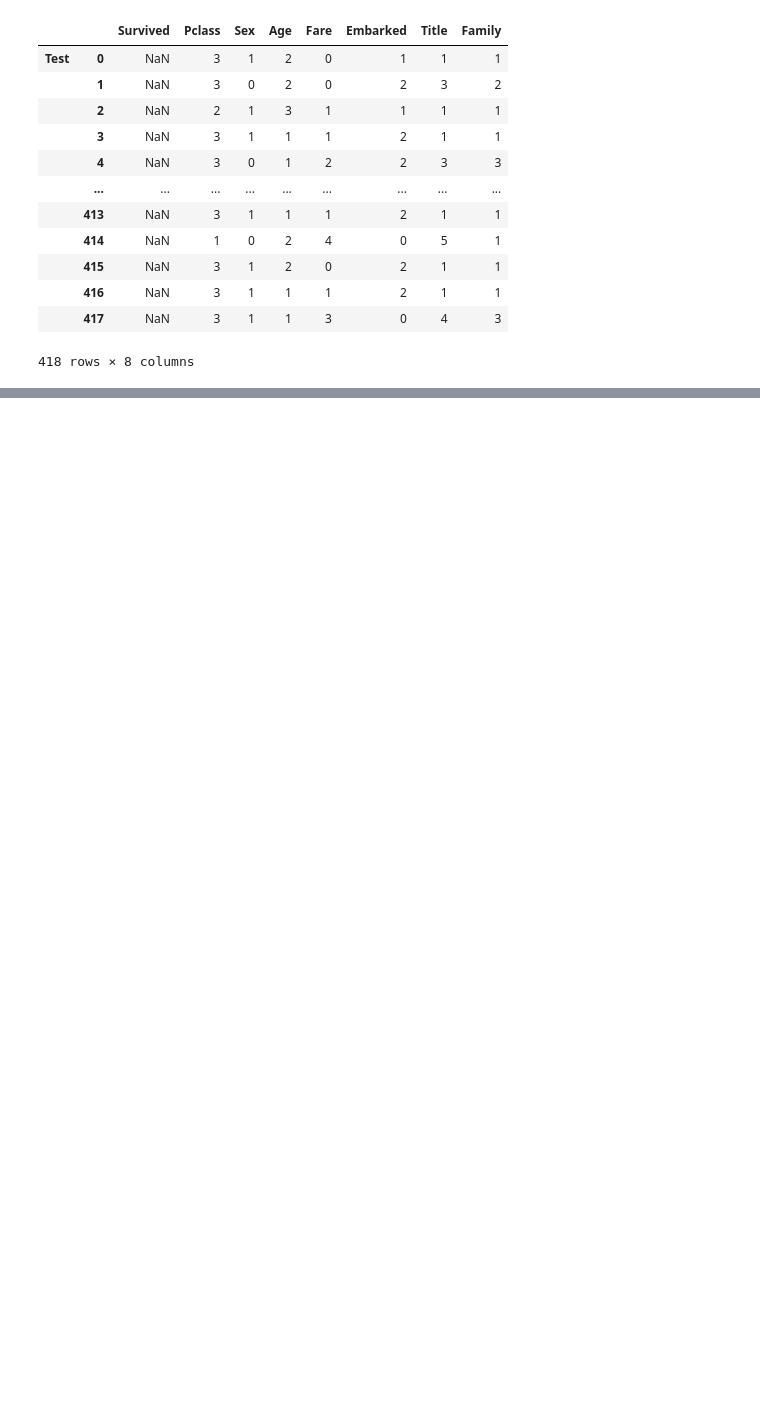
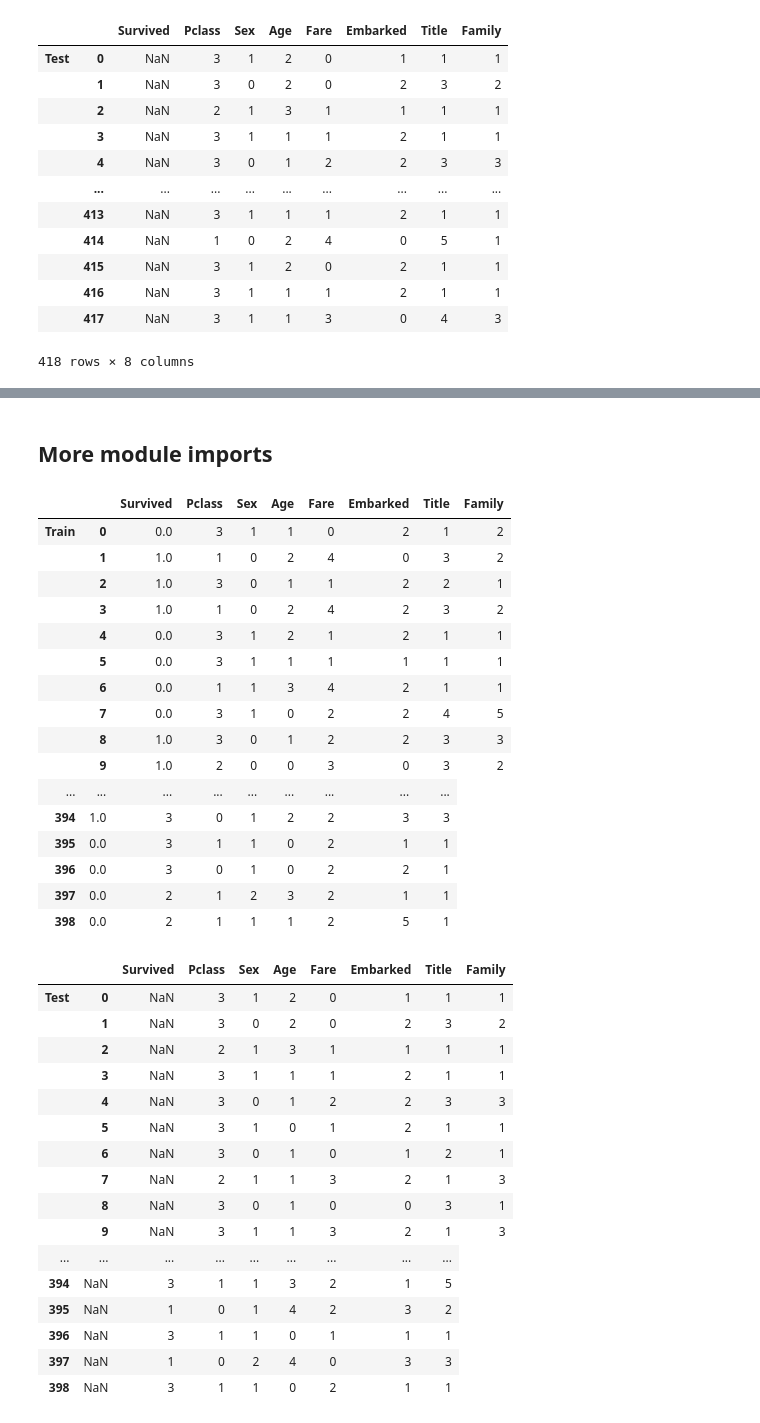
Before and after one commit to sethvfriesz/titanic_repository, a Jupyter notebook: Titanic.ipynb, the cells around one changed output, grey strips where cells are left out. Drawn from its saved outputs; the diff is of its cells as text; code cells hidden in the pictures; blank space fills up the shorter version.

```diff
--- a/Titanic.ipynb
+++ b/Titanic.ipynb
@@ -5,6 +5,12 @@ import missingno
 import seaborn as sns
 import matplotlib.pyplot as plt
 from sklearn.preprocessing import LabelEncoder
+from IPython.display import display_html
+def display_side_by_side(*args):
+    html_str=''
+    for df in args:
+        html_str+=df.to_html()
+    display_html(html_str.replace('table','table style="display:inline"'),raw=True)
 # %%
 train_set = pd.read_csv('train.csv')
 test_set = pd.read_csv('test.csv')
@@ -432,0 +443,2 @@ test_set
+# %% [markdown]
+## More module imports
@@ -432,0 +448,37 @@ test_set
+# %%
+display_side_by_side(train_set, test_set)
+# %% [output]
+|  |  | Survived | Pclass | Sex | Age | Fare | Embarked | Title | Family |
+| Train | 0 | 0.0 | 3 | 1 | 1 | 0 | 2 | 1 | 2 |
+|  | 1 | 1.0 | 1 | 0 | 2 | 4 | 0 | 3 | 2 |
+|  | 2 | 1.0 | 3 | 0 | 1 | 1 | 2 | 2 | 1 |
+|  | 3 | 1.0 | 1 | 0 | 2 | 4 | 2 | 3 | 2 |
+|  | 4 | 0.0 | 3 | 1 | 2 | 1 | 2 | 1 | 1 |
+|  | 5 | 0.0 | 3 | 1 | 1 | 1 | 1 | 1 | 1 |
+|  | 6 | 0.0 | 1 | 1 | 3 | 4 | 2 | 1 | 1 |
+|  | 7 | 0.0 | 3 | 1 | 0 | 2 | 2 | 4 | 5 |
+|  | 8 | 1.0 | 3 | 0 | 1 | 2 | 2 | 3 | 3 |
+|  | 9 | 1.0 | 2 | 0 | 0 | 3 | 0 | 3 | 2 |
+| ... | ... | ... | ... | ... | ... | ... | ... | ... |
+| 394 | 1.0 | 3 | 0 | 1 | 2 | 2 | 3 | 3 |
+| 395 | 0.0 | 3 | 1 | 1 | 0 | 2 | 1 | 1 |
+| 396 | 0.0 | 3 | 0 | 1 | 0 | 2 | 2 | 1 |
+| 397 | 0.0 | 2 | 1 | 2 | 3 | 2 | 1 | 1 |
+| 398 | 0.0 | 2 | 1 | 1 | 1 | 2 | 5 | 1 |
+|  |  | Survived | Pclass | Sex | Age | Fare | Embarked | Title | Family |
+| Test | 0 | NaN | 3 | 1 | 2 | 0 | 1 | 1 | 1 |
+|  | 1 | NaN | 3 | 0 | 2 | 0 | 2 | 3 | 2 |
+|  | 2 | NaN | 2 | 1 | 3 | 1 | 1 | 1 | 1 |
+|  | 3 | NaN | 3 | 1 | 1 | 1 | 2 | 1 | 1 |
+|  | 4 | NaN | 3 | 0 | 1 | 2 | 2 | 3 | 3 |
+|  | 5 | NaN | 3 | 1 | 0 | 1 | 2 | 1 | 1 |
+|  | 6 | NaN | 3 | 0 | 1 | 0 | 1 | 2 | 1 |
+|  | 7 | NaN | 2 | 1 | 1 | 3 | 2 | 1 | 3 |
+|  | 8 | NaN | 3 | 0 | 1 | 0 | 0 | 3 | 1 |
+|  | 9 | NaN | 3 | 1 | 1 | 3 | 2 | 1 | 3 |
+| ... | ... | ... | ... | ... | ... | ... | ... | ... |
+| 394 | NaN | 3 | 1 | 1 | 3 | 2 | 1 | 5 |
+| 395 | NaN | 1 | 0 | 1 | 4 | 2 | 3 | 2 |
+| 396 | NaN | 3 | 1 | 1 | 0 | 1 | 1 | 1 |
+| 397 | NaN | 1 | 0 | 2 | 4 | 0 | 3 | 3 |
+| 398 | NaN | 3 | 1 | 1 | 0 | 2 | 1 | 1 |
```
Also changed, not shown: parts of 15 cells of this notebook.
